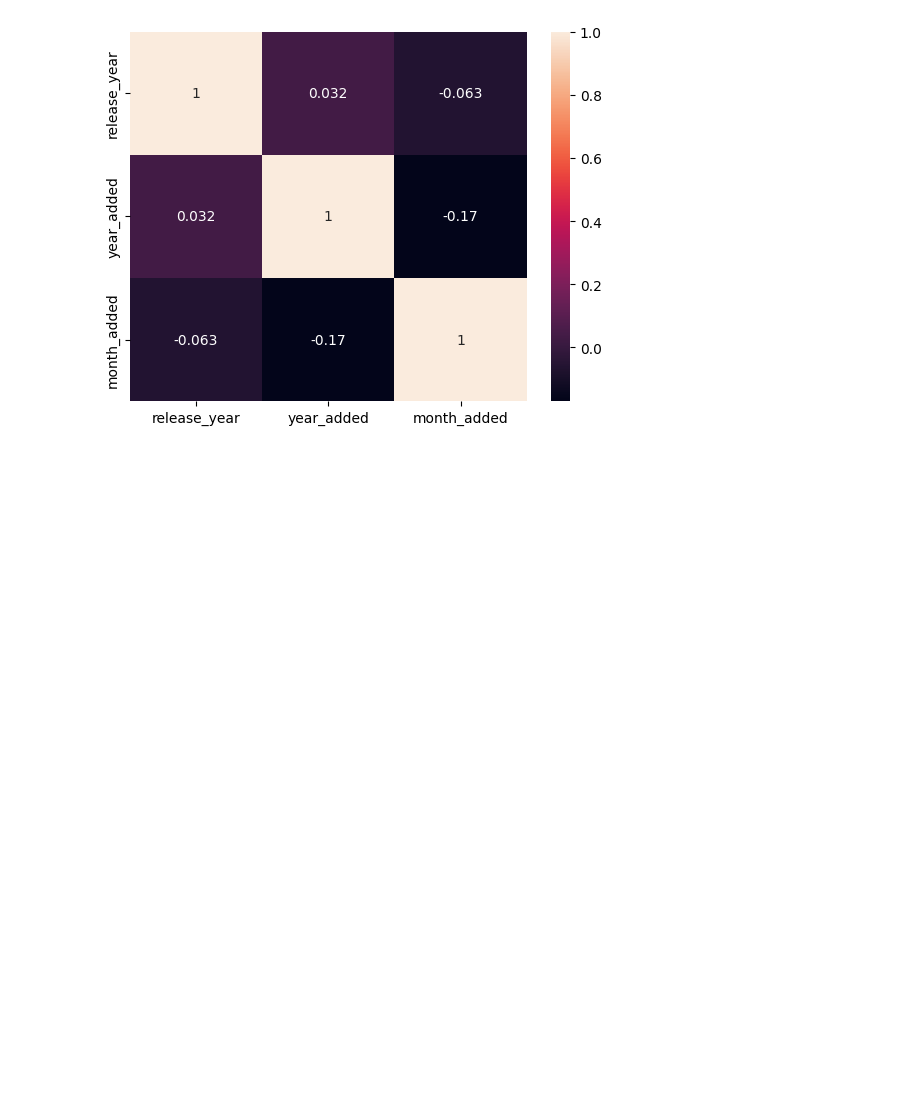
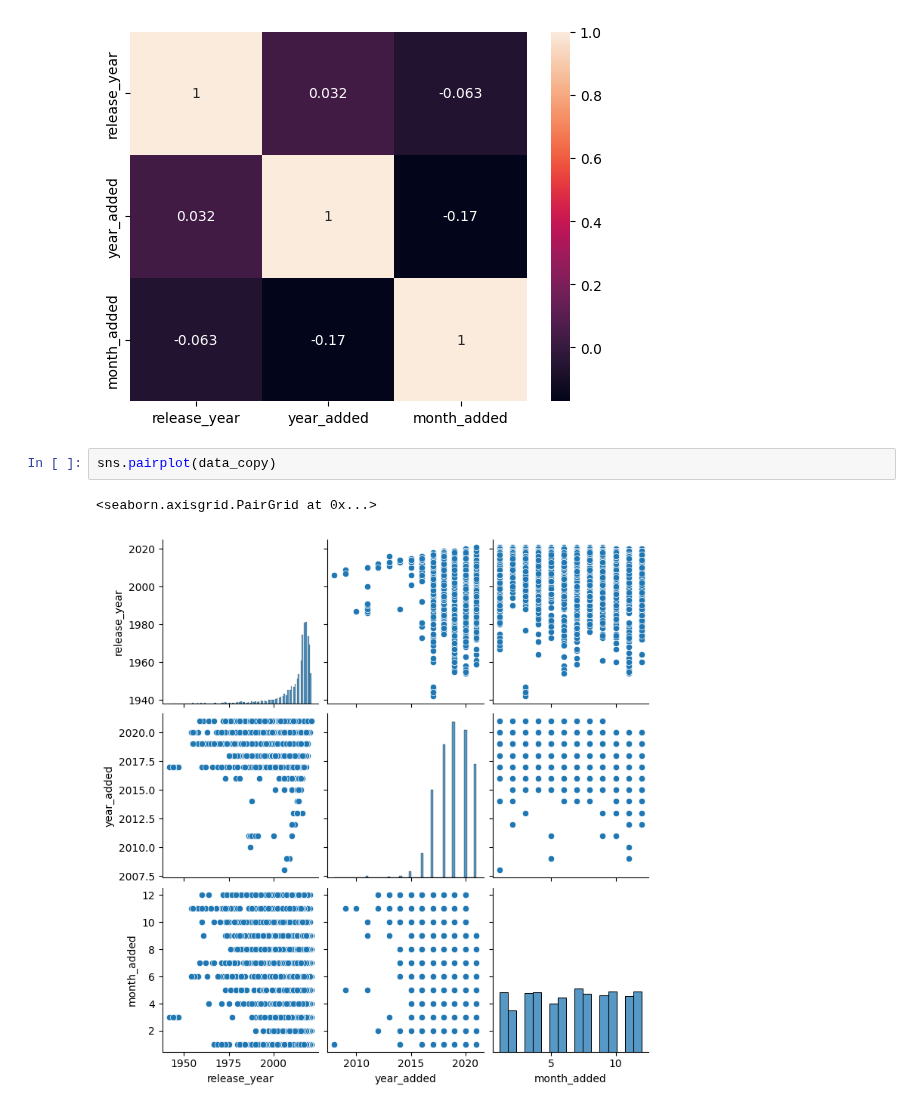
Before and after one commit to SanjilaGangaju/ExploratoryDataAnalysis_usingPython, a Jupyter notebook: EDA_Netflix_Dataset.ipynb, the cells around one changed output. Cells and saved outputs as stored; diff of their text form; blank space fills up the shorter version.

Commit message:
scatterplot

```diff
--- a/EDA_Netflix_Dataset.ipynb
+++ b/EDA_Netflix_Dataset.ipynb
@@ -250,3 +250,8 @@ sns.heatmap(correlation_matrix,xticklabels=correlation_matrix.columns,yticklabel
 # %% [output]
 <Axes: >
 [figure]
+# %%
+sns.pairplot(data_copy)
+# %% [output]
+<seaborn.axisgrid.PairGrid at 0x...>
+[figure, added]
```
Also changed, not shown: parts of 2 cells of this notebook.
